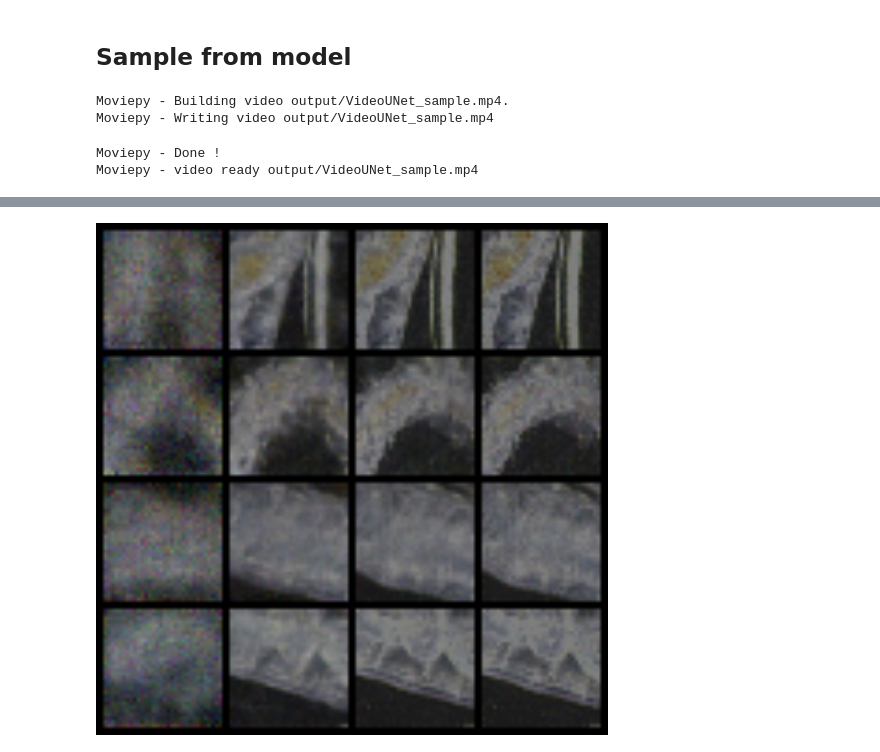
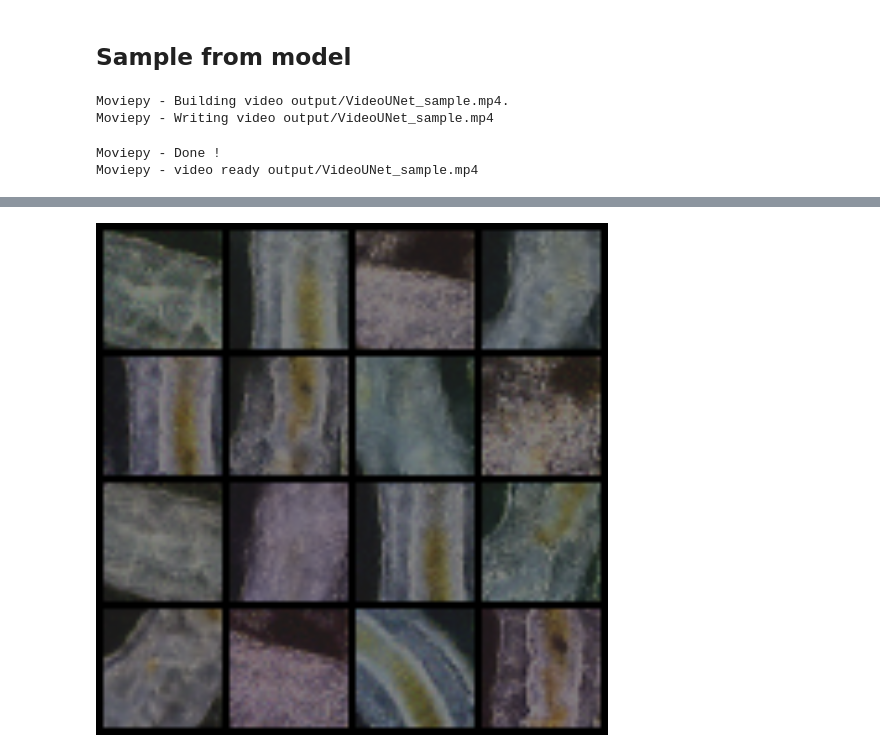
Before and after one commit to parameterized/micro-sim, a Jupyter notebook: notebooks/VideoModelUNet.ipynb, the cells around one changed output, grey strips where cells are left out. Saved outputs shown, nothing was run; the diff lists cells and outputs as text; code cells hidden in the pictures.

Commit message:
disable noising prev frame and memory, show 16 in video

```diff
--- a/notebooks/VideoModelUNet.ipynb
+++ b/notebooks/VideoModelUNet.ipynb
@@ -100,20 +100,20 @@ class Config:
     pool_size: int = 64
     batch_size: int = 16
     num_batch_frames: int = 4
-    num_training_steps: int = int(4e4)
+    num_training_steps: int = int(2e4)
     lr: float = 1e-4
     num_warmup_steps: int = int(1e3)
 
     # training visualization/saving
     loss_every_n: int = 10
     display_every_n: int = 50
-    video_every_n: int = int(5e3)
-    save_every_n: int = int(1e4)
+    video_every_n: int = int(2e3)
+    save_every_n: int = int(1e3)
 
     # noise scheduler
     noise_scheduler_type: str = 'DDIM'
     num_train_timesteps: int = 1000
-    num_inference_steps: int = 100
+    num_inference_steps: int = 12
     inference_skip: int = 0
 
     # automatically set these
@@ -317,7 +317,7 @@ def get_pred_x0(x_t, t, pred_noise):
     beta_prod_t = 1 - alpha_prod_t
     return (x_t - beta_prod_t**.5 * pred_noise) / alpha_prod_t**.5
 
-def gen_video(path, duration=2, fps=24):
+def gen_video(path, duration=2, fps=24, show_diffusion=False):
     tqdm._instances.clear()
     _training = model.training
     model.eval()
@@ -335,22 +335,29 @@ def gen_video(path, duration=2, fps=24):
             xt = frame_state['noise'][:, :3]
 
             # reverse diffusion steps
-            num_ts = len(noise_scheduler.timesteps[cf.inference_skip:])
-            for i, t in enumerate(noise_scheduler.timesteps[cf.inference_skip:]):
+            timesteps = noise_scheduler.timesteps[cf.inference_skip:]
+            num_ts = len(timesteps)
+            for i, t in enumerate(timesteps):
                 prev_xt = noise_scheduler.add_noise(
                     frame_state['prev_x0'], frame_state['noise'][:, 3:6], t
                 )
                 mem_noised = noise_scheduler.add_noise(
                     frame_state['memory'], frame_state['noise'][:, 6:], t
                 )
+                # test without noise
+                prev_xt, mem_noised = frame_state['prev_x0'], frame_state['memory']
+
                 input_noised = torch.cat([xt, prev_xt, mem_noised], dim=1)
                 pred = model(input_noised, t)['sample']
 
                 # show 4 of the diffusion steps
-                if i / num_ts > (vis_id + 1) / 4 or i == num_ts - 1:
-                    pred_x0 = get_pred_x0(xt, t, pred[:, :3])
-                    frame_imgs[:, vis_id] = invnorm_t(pred_x0)
-                    vis_id += 1
+                if show_diffusion:
+                    if i / (num_ts - 1) >= (vis_id + 1) / 4 or i == num_ts - 1:
+                        pred_x0 = get_pred_x0(xt, t, pred[:, :3])
+                        frame_imgs[:, vis_id] = invnorm_t(pred_x0)
+                        vis_id += 1
+                elif i == num_ts - 1:
+                    frame_imgs = invnorm_t(xt).view(4, 4, *cf.img_shape)
 
                 xt = noise_scheduler.step(pred[:, :3], t, xt)['prev_sample']
 
@@ -358,7 +365,7 @@ def gen_video(path, duration=2, fps=24):
             # use memory from final prediction
             frame_state['memory'] = memory_model(frame_state['memory'], pred[:, 3:])
             # refresh noise
-            frame_state['noise'] = torch.randn(4, 3 + 3 + cf.num_memory_h,
+            frame_state['noise'] = torch.randn(frame_state['batch_size'], 3 + 3 + cf.num_memory_h,
                 *cf.img_shape[1:], device=cf.device)
 
             frame = torchvision.utils.make_grid(frame_imgs.view(-1, *frame_imgs.shape[2:]), nrow=4)
@@ -370,12 +377,14 @@ def gen_video(path, duration=2, fps=24):
         memory_model.train()
 
     os.makedirs(os.path.dirname(path), exist_ok=True)
+    batch_size = 4 if show_diffusion else 16
     frame_state = {
         'first_frame': True,
-        'prev_x0': torch.randn(4, *cf.img_shape, device=cf.device),
-        'memory': torch.randn(4, cf.num_memory_h,
+        'batch_size': batch_size,
+        'prev_x0': torch.randn(batch_size, *cf.img_shape, device=cf.device),
+        'memory': torch.randn(batch_size, cf.num_memory_h,
             *cf.img_shape[1:], device=cf.device),
-        'noise': torch.randn(4, 3 + 3 + cf.num_memory_h,
+        'noise': torch.randn(batch_size, 3 + 3 + cf.num_memory_h,
             *cf.img_shape[1:], device=cf.device)
     }
     clip = mpy.VideoClip(lambda t: make_frame(frame_state), duration=duration)
@@ -585,17 +600,20 @@ Find logs at: .\wandb\run-20220918_010735-3b95czqh\logs
 # %% [markdown]
 ## Sample from model
 # %%
+cf.num_inference_steps = 12
+noise_scheduler.set_timesteps(num_inference_steps=cf.num_inference_steps)
+
 clip_name = 'VideoUNet_sample'
-clip = gen_video(f'output/{clip_name}.mp4')
+clip = gen_video(f'output/{clip_name}.mp4', duration=10)
 display_video(f'output/{clip_name}.mp4', loop=False)
 
 display.display(Image.fromarray(
     clip.get_frame(2).astype(np.uint8)
 ).resize((512, 512)))
 # %% [output]
 Moviepy - Building video output/VideoUNet_sample.mp4.
 Moviepy - Writing video output/VideoUNet_sample.mp4
 Moviepy - Done !
 Moviepy - video ready output/VideoUNet_sample.mp4
 [interactive output not drawn]
-[figure, old version]
+[figure, new version]
```
Also changed, not shown: parts of 4 cells of this notebook.
